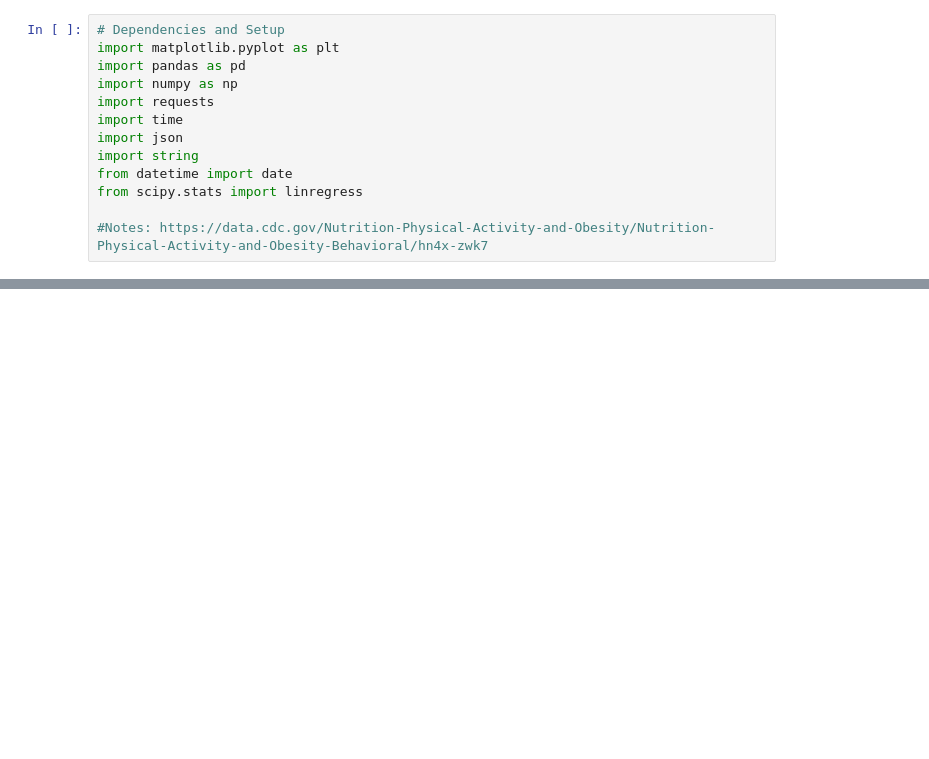
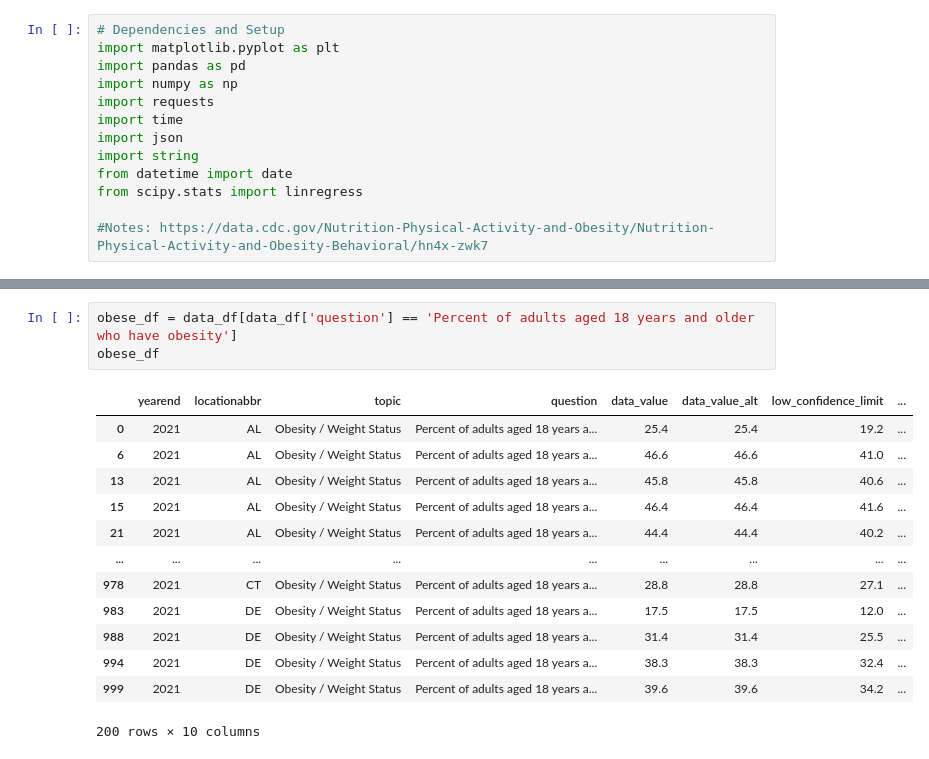
Before and after one commit to sma005/project-one-group-4, a Jupyter notebook: obesity_study.ipynb, the cells around one changed output, grey strips where cells are left out. Drawn from its saved outputs; the diff is of its cells as text; blank space fills up the shorter version.

```diff
--- a/obesity_study.ipynb
+++ b/obesity_study.ipynb
@@ -44,0 +124,17 @@ obesity_data
+# %%
+obese_df = data_df[data_df['question'] == 'Percent of adults aged 18 years and older who have obesity']
+obese_df
+# %% [output]
+|  | yearend | locationabbr | topic | question | data_value | data_value_alt | low_confidence_limit | ... |
+| 0 | 2021 | AL | Obesity / Weight Status | Percent of adults aged 18 years a... | 25.4 | 25.4 | 19.2 | ... |
+| 6 | 2021 | AL | Obesity / Weight Status | Percent of adults aged 18 years a... | 46.6 | 46.6 | 41.0 | ... |
+| 13 | 2021 | AL | Obesity / Weight Status | Percent of adults aged 18 years a... | 45.8 | 45.8 | 40.6 | ... |
+| 15 | 2021 | AL | Obesity / Weight Status | Percent of adults aged 18 years a... | 46.4 | 46.4 | 41.6 | ... |
+| 21 | 2021 | AL | Obesity / Weight Status | Percent of adults aged 18 years a... | 44.4 | 44.4 | 40.2 | ... |
+| ... | ... | ... | ... | ... | ... | ... | ... | ... |
+| 978 | 2021 | CT | Obesity / Weight Status | Percent of adults aged 18 years a... | 28.8 | 28.8 | 27.1 | ... |
+| 983 | 2021 | DE | Obesity / Weight Status | Percent of adults aged 18 years a... | 17.5 | 17.5 | 12.0 | ... |
+| 988 | 2021 | DE | Obesity / Weight Status | Percent of adults aged 18 years a... | 31.4 | 31.4 | 25.5 | ... |
+| 994 | 2021 | DE | Obesity / Weight Status | Percent of adults aged 18 years a... | 38.3 | 38.3 | 32.4 | ... |
+| 999 | 2021 | DE | Obesity / Weight Status | Percent of adults aged 18 years a... | 39.6 | 39.6 | 34.2 | ... |
+200 rows × 10 columns
```
Also changed, not shown: parts of 12 cells of this notebook, 1 other file.
